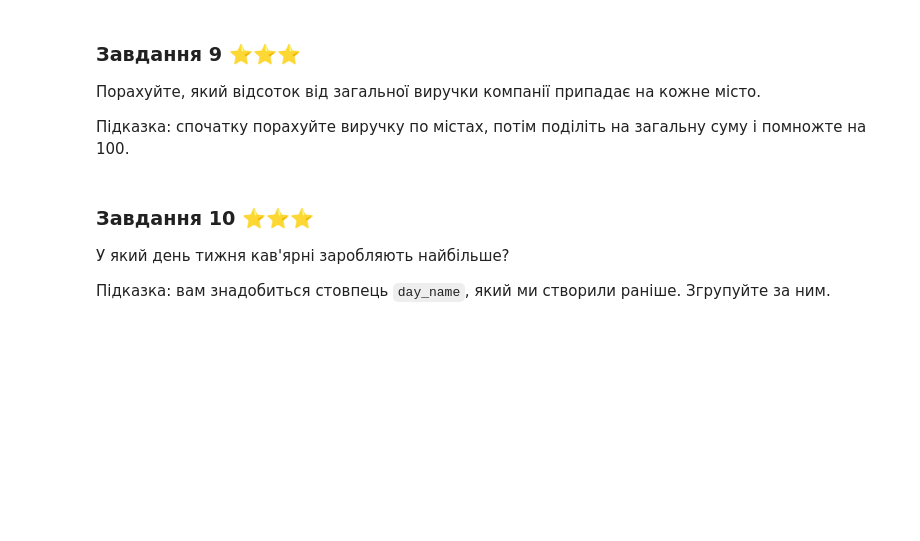
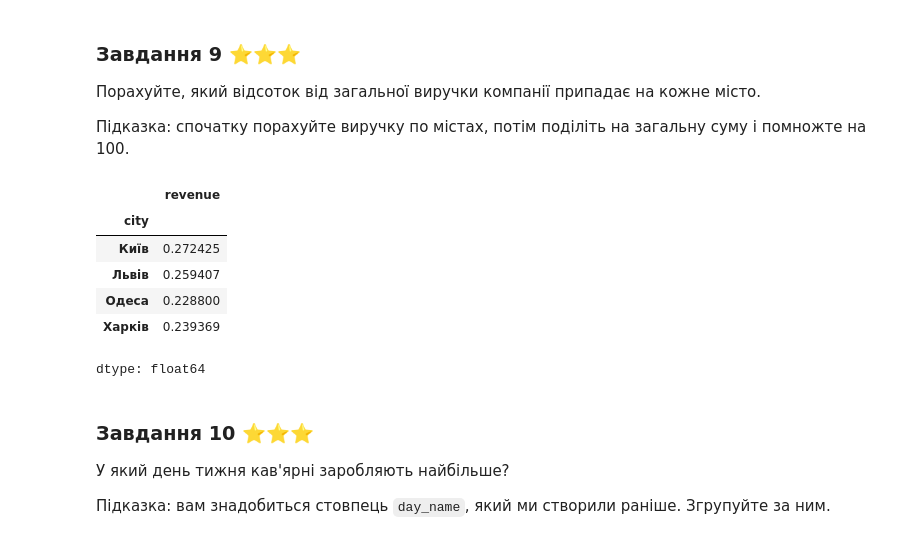
Before and after one commit to volodymyr-holovan/DTA2026, a Jupyter notebook: classwork/pandas_lecture.ipynb, the cells around one changed output. Cells and saved outputs as stored; diff of their text form; code cells hidden in the pictures; blank space fills up the shorter version.

```diff
--- a/classwork/pandas_lecture.ipynb
+++ b/classwork/pandas_lecture.ipynb
@@ -613,3 +627,14 @@ dtype: float64
+# %%
+# Ваш код:
+df.groupby("city")["revenue"].sum() / df["revenue"].sum()
+# %% [output]
+|  | revenue |
+| city |  |
+| Київ | 0.272425 |
+| Львів | 0.259407 |
+| Одеса | 0.228800 |
+| Харків | 0.239369 |
+dtype: float64
 # %% [markdown]
 ### Завдання 10 ⭐⭐⭐
 У який день тижня кав'ярні заробляють найбільше?
```
Also changed, not shown: parts of 7 cells of this notebook.
